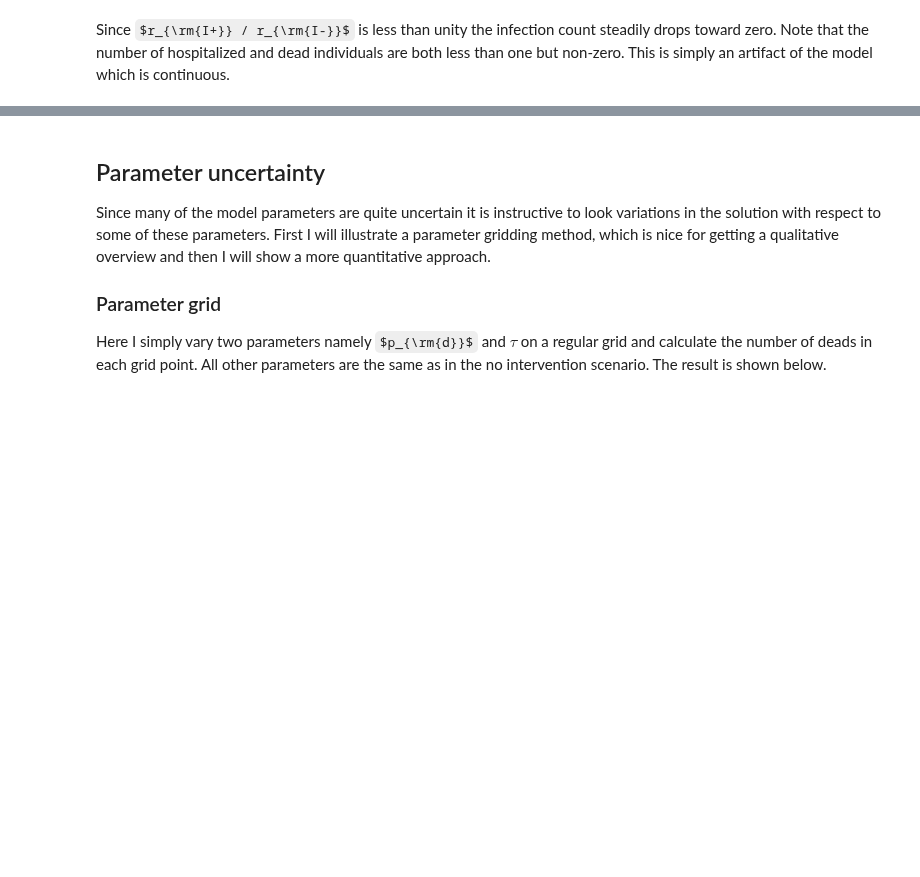
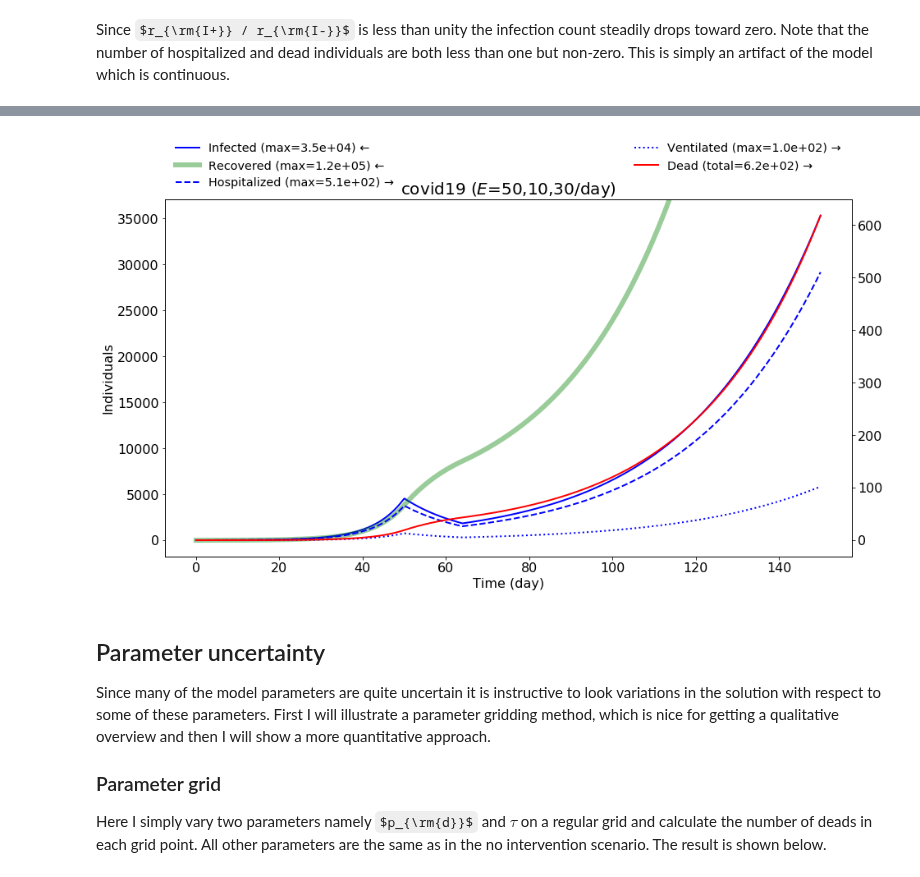
Before and after one commit to mrsonne/virus, a Jupyter notebook: virus.ipynb, the cells around one changed output, grey strips where cells are left out. Saved outputs shown, nothing was run; the diff lists cells and outputs as text; code cells hidden in the pictures; some formulas as TeX source; blank space fills up the shorter version.

```diff
--- a/virus.ipynb
+++ b/virus.ipynb
@@ -299,3 +303,7 @@ Since $r_{\rm{I+}} / r_{\rm{I-}}$ is less than unity the infection count steadil
+# %%
+run.virus('covid19', 'denmark', [50, 10, 30], tspan=[0, 50, 64, 150])
+# %% [output]
+[figure, added]
 # %% [markdown]
 Parameter uncertainty
 -----------------------------
```
Also changed, not shown: parts of 2 cells of this notebook.
